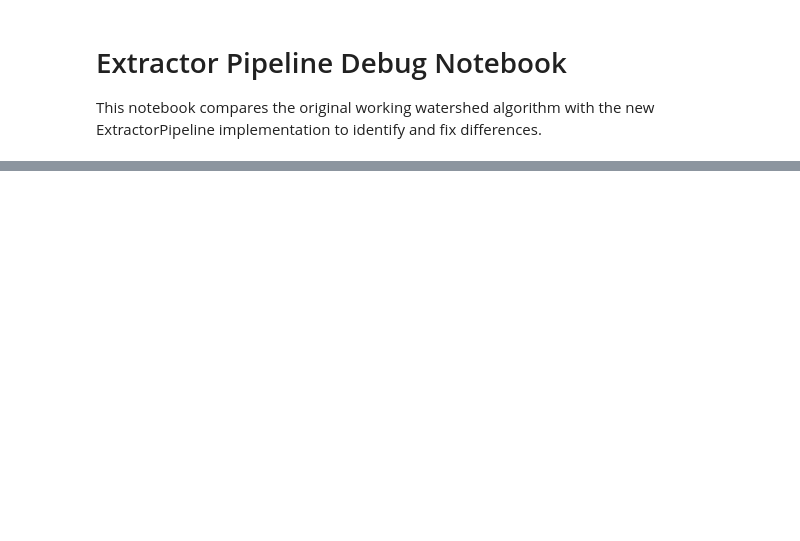
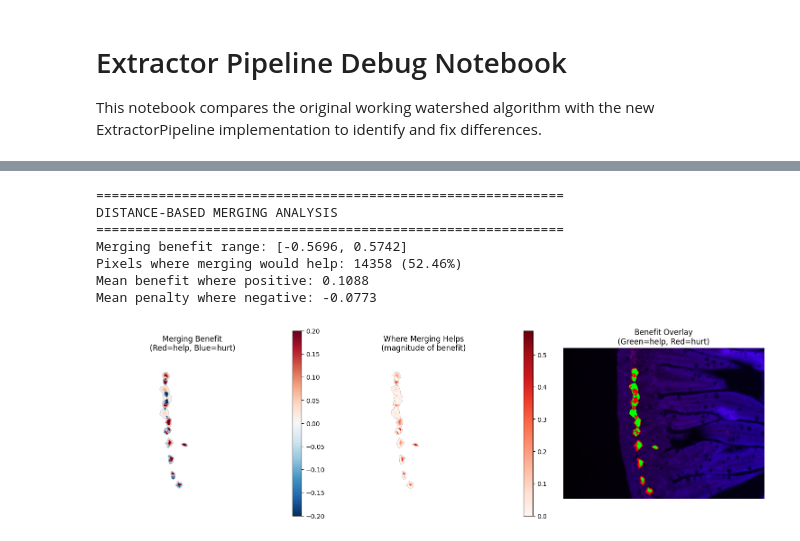
Before and after one commit to pbert5/lysozyme-stain-quantification, a Jupyter notebook: component development/extractor_pipeline_debug.ipynb, the cells around one changed output, grey strips where cells are left out. Cells and saved outputs as stored; diff of their text form; code cells hidden in the pictures; blank space fills up the shorter version.

Commit message:
brand new, realy effective merge logic

```diff
--- a/component development/extractor_pipeline_debug.ipynb
+++ b/component development/extractor_pipeline_debug.ipynb
@@ -446,0 +720,68 @@ print(f"Test image: {test_red_path.name}")
+# %%
+# Explore using distance transform differences for merging decisions
+print("=" * 60)
+print("DISTANCE-BASED MERGING ANALYSIS")
+print("=" * 60)
+
+# The key insight:
+# - dt_union_norm represents what the distance would be if regions were merged
+# - dt_collapsed represents current per-label normalized distances
+# - red_norm is the actual intensity we're trying to match
+# - If red_norm is closer to dt_union_norm than dt_collapsed, merging might improve the fit
+
+# Create a "merging benefit" metric per pixel
+# Positive values = merging would improve fit to red intensity
+# Negative values = merging would worsen fit
+merging_benefit = abs_diff_collapsed - abs_diff_union
+print(f"Merging benefit range: [{merging_benefit.min():.4f}, {merging_benefit.max():.4f}]")
+
+# Stats over masked pixels
+mask = (ws_labels_pipeline > 0)
+benefit_vals = merging_benefit[mask]
+positive_benefit = benefit_vals > 0
+print(f"Pixels where merging would help: {positive_benefit.sum()} ({100*positive_benefit.mean():.2f}%)")
+print(f"Mean benefit where positive: {benefit_vals[positive_benefit].mean():.4f}")
+print(f"Mean penalty where negative: {benefit_vals[~positive_benefit].mean():.4f}")
+
+# Visualize merging benefit map
+fig, axes = plt.subplots(1, 3, figsize=(15, 5))
+
+# Show raw merging benefit (masked)
+masked_benefit = np.ma.masked_where(~mask, merging_benefit)
+im0 = axes[0].imshow(masked_benefit, cmap='RdBu_r', vmin=-0.2, vmax=0.2)
+axes[0].set_title('Merging Benefit\n(Red=help, Blue=hurt)')
+axes[0].axis('off')
+plt.colorbar(im0, ax=axes[0], fraction=0.046, pad=0.04)
+
+# Show only positive benefits (where merging helps)
+positive_benefit_map = np.where(merging_benefit > 0, merging_benefit, 0)
+masked_positive = np.ma.masked_where(~mask, positive_benefit_map)
+im1 = axes[1].imshow(masked_positive, cmap='Reds')
+axes[1].set_title('Where Merging Helps\n(magnitude of benefit)')
+axes[1].axis('off')
+plt.colorbar(im1, ax=axes[1], fraction=0.046, pad=0.04)
+
+# Overlay on original image
+overlay_benefit = disp.copy()
+# Color pixels where merging would help in green
+help_pixels = (merging_benefit > 0.01) & mask  # threshold for significance
+overlay_benefit[help_pixels] = [0, 255, 0]
+# Color pixels where merging would hurt in red
+hurt_pixels = (merging_benefit < -0.01) & mask
+overlay_benefit[hurt_pixels] = [255, 0, 0]
+
+axes[2].imshow(overlay_benefit)
+axes[2].set_title('Benefit Overlay\n(Green=help, Red=hurt)')
+axes[2].axis('off')
+
+plt.tight_layout()
+plt.show()
+# %% [output]
+============================================================
+DISTANCE-BASED MERGING ANALYSIS
+============================================================
+Merging benefit range: [-0.5696, 0.5742]
+Pixels where merging would help: 14358 (52.46%)
+Mean benefit where positive: 0.1088
+Mean penalty where negative: -0.0773
+[figure, added]
```
Also changed, not shown: parts of 15 cells of this notebook.
